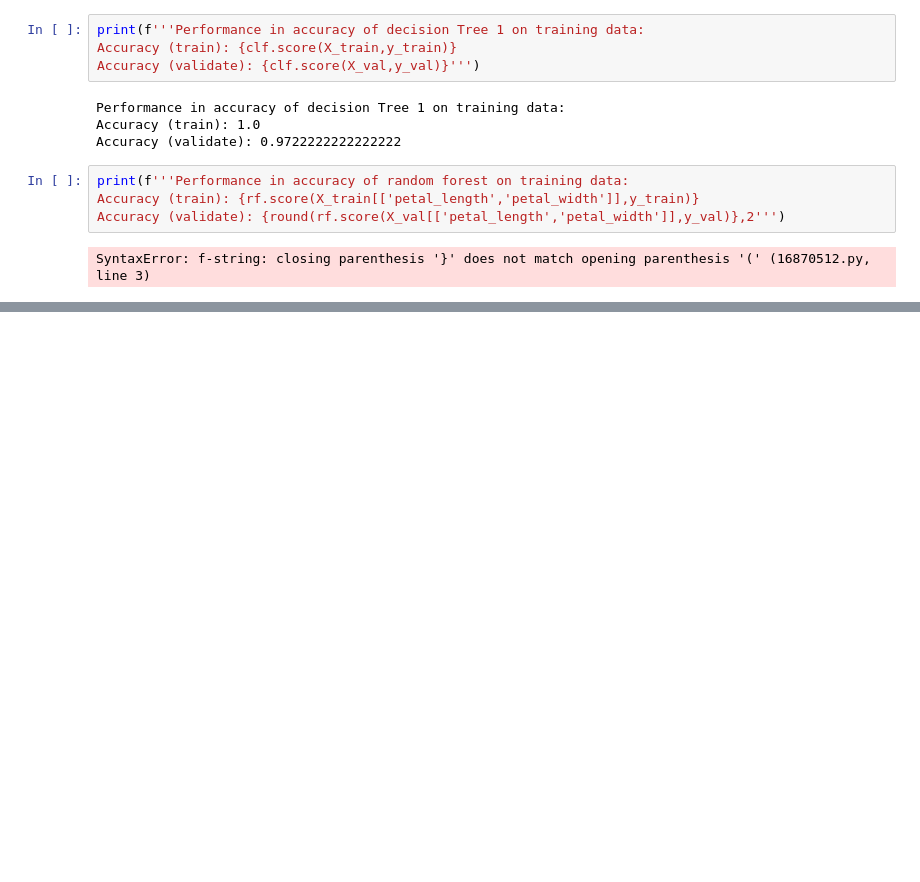
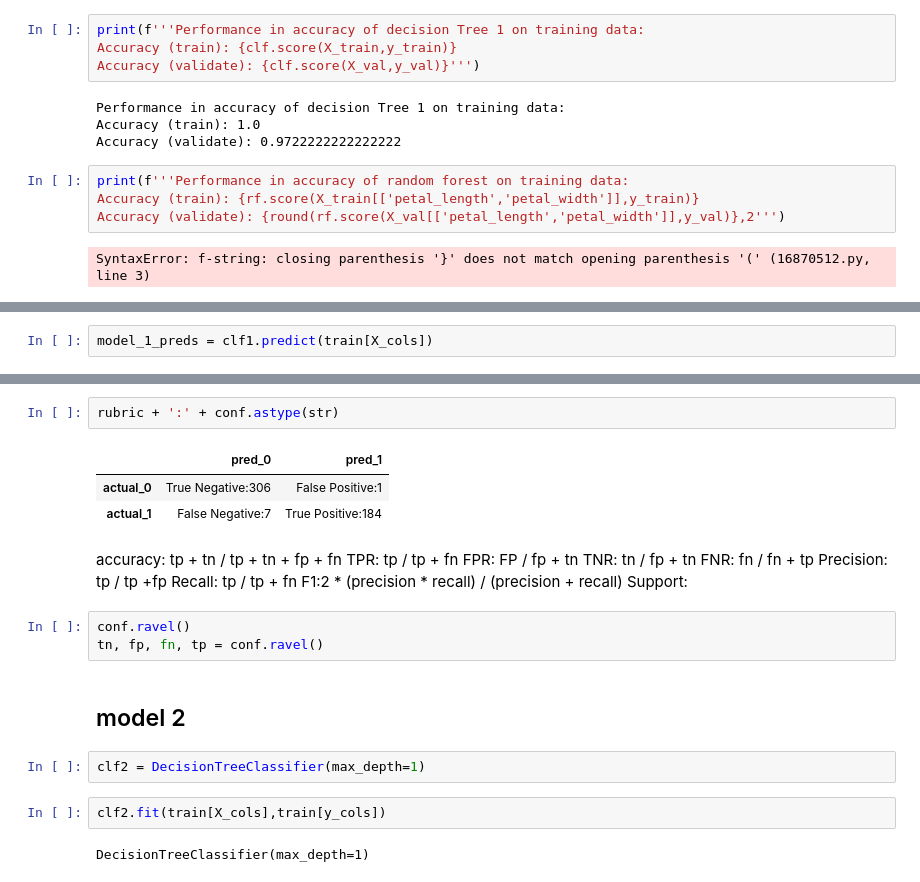
Before and after one commit to gabecavazos/classification-exercises, a Jupyter notebook: decision_tree.ipynb, the cells around one changed output, grey strips where cells are left out. Drawn from its saved outputs; the diff is of its cells as text; blank space fills up the shorter version.

```diff
--- a/decision_tree.ipynb
+++ b/decision_tree.ipynb
@@ -275,0 +373,2 @@ titanic = pd.read_csv('titanic_df.csv')
+# %%
+model_1_preds = clf1.predict(train[X_cols])
@@ -275,0 +406,27 @@ titanic = pd.read_csv('titanic_df.csv')
+# %%
+rubric + ':' + conf.astype(str)
+# %% [output]
+|  | pred_0 | pred_1 |
+| actual_0 | True Negative:306 | False Positive:1 |
+| actual_1 | False Negative:7 | True Positive:184 |
+# %% [markdown]
+accuracy: tp + tn / tp + tn + fp + fn
+TPR: tp / tp + fn
+FPR: FP / fp + tn
+TNR: tn / fp + tn
+FNR: fn / fn + tp
+Precision: tp / tp +fp
+Recall: tp / tp + fn
+F1:2 * (precision * recall) / (precision + recall)
+Support:
+# %%
+conf.ravel()
+tn, fp, fn, tp = conf.ravel()
+# %% [markdown]
+## model 2
+# %%
+clf2 = DecisionTreeClassifier(max_depth=1)
+# %%
+clf2.fit(train[X_cols],train[y_cols])
+# %% [output]
+DecisionTreeClassifier(max_depth=1)
```
Also changed, not shown: parts of 30 cells of this notebook, 3 other files.
